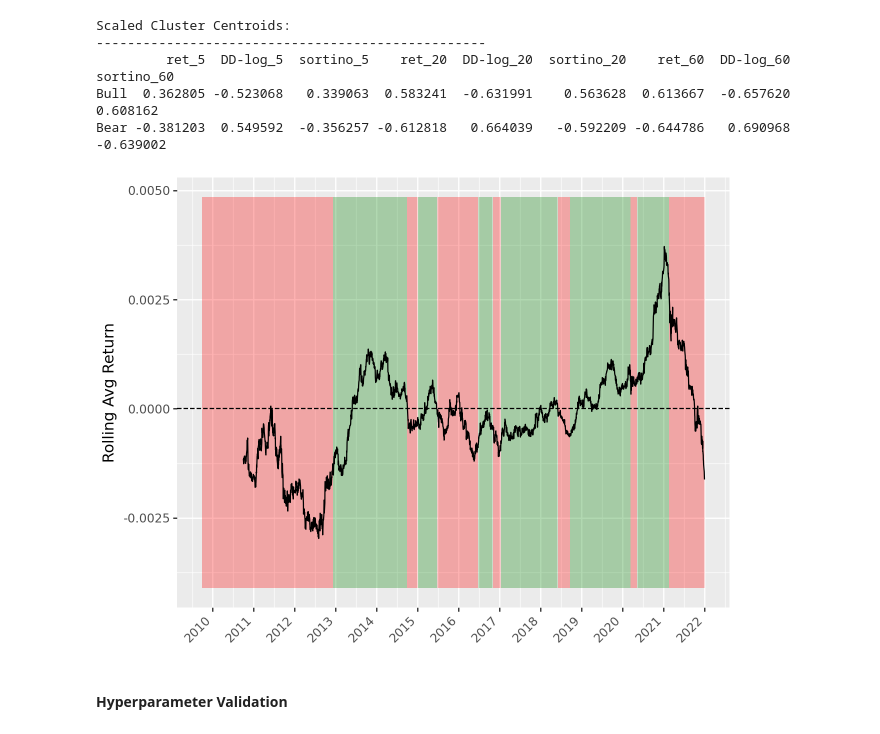
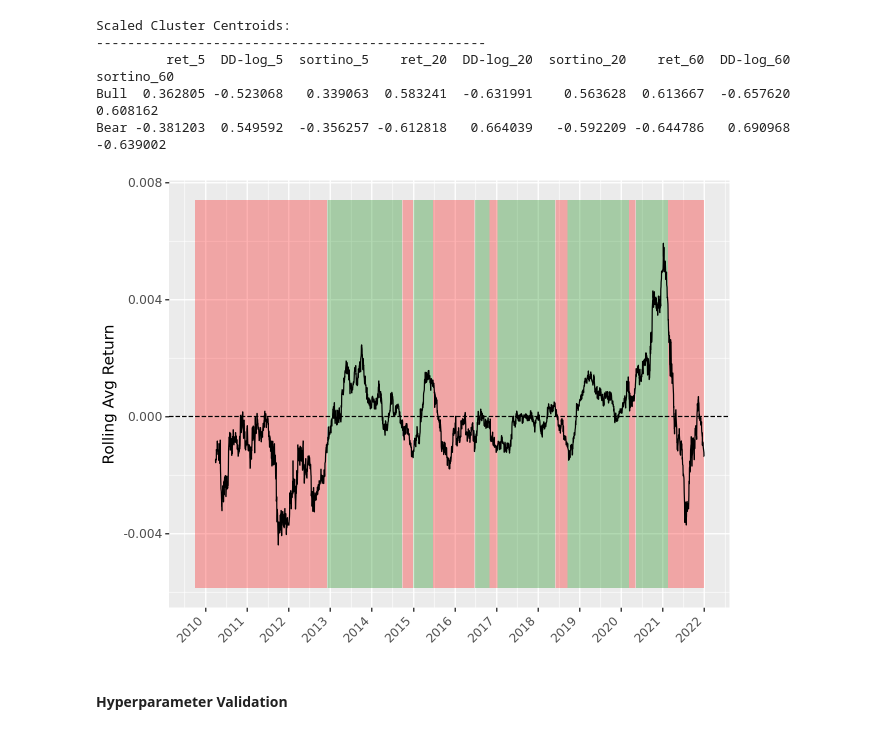
Before and after one commit to tlorans/climateriskspst, a Jupyter notebook: green_factor.ipynb, the cells around one changed output. Drawn from its saved outputs; the diff is of its cells as text; code cells hidden in the pictures.

```diff
--- a/green_factor.ipynb
+++ b/green_factor.ipynb
@@ -290,7 +290,7 @@ from mizani.formatters import date_format
 from mizani.breaks import date_breaks
 
 # Calculate the 252-day rolling average of returns
-ret_ser_rolling = ret_ser.rolling(window=252).mean().reset_index()
+ret_ser_rolling = ret_ser.rolling(window=126).mean().reset_index()
 ret_ser_rolling.columns = ["date", "rolling_avg_return"]
 # restrict the rolling average to the train period
 ret_ser_rolling = ret_ser_rolling.query(f'date < "{test_start}"')
@@ -311,33 +311,33 @@ regimes = (
 )
 
 # Define start and end dates for each regime type
 regime_highlights = (
     regimes.groupby((regimes['label'] != regimes['label'].shift()).cumsum())
     .agg(start_date=('date', 'first'), end_date=('date', 'last'), label=('label', 'first'))
     .assign(ymin=ymin - std, ymax=ymax + std)  # Set ymin and ymax dynamically
 )
 
 # Plot regimes with rolling average line
 p = (
     ggplot() +
     # Regime shaded areas using geom_rect with dynamic ymin and ymax
     geom_rect(regime_highlights, aes(
         xmin='start_date', xmax='end_date', ymin='ymin', ymax='ymax', fill='label'
     ), alpha=0.3) +
     # Rolling average line plot
     geom_line(ret_ser_rolling, aes(x='date', y='rolling_avg_return')) +
     geom_hline(yintercept=0, linetype="dashed") +
     labs(y="Rolling Avg Return", x="") +
     scale_fill_manual(values={"Bull": "green", "Bear": "red"}) +  # Green for Bull, Red for Bear
     scale_x_datetime(breaks=date_breaks("1 year"), labels=date_format("%Y")) +
     theme(
         axis_text_x=element_text(angle=45, hjust=1),
         legend_position="none"  # Hide legend if it distracts from the main plot
     )
 )
 
 p.show()
 # %% [output]
-[figure, old version]
+[figure, new version]
 # %% [markdown]
 #### Hyperparameter Validation
```
Also changed, not shown: parts of 2 cells of this notebook.
